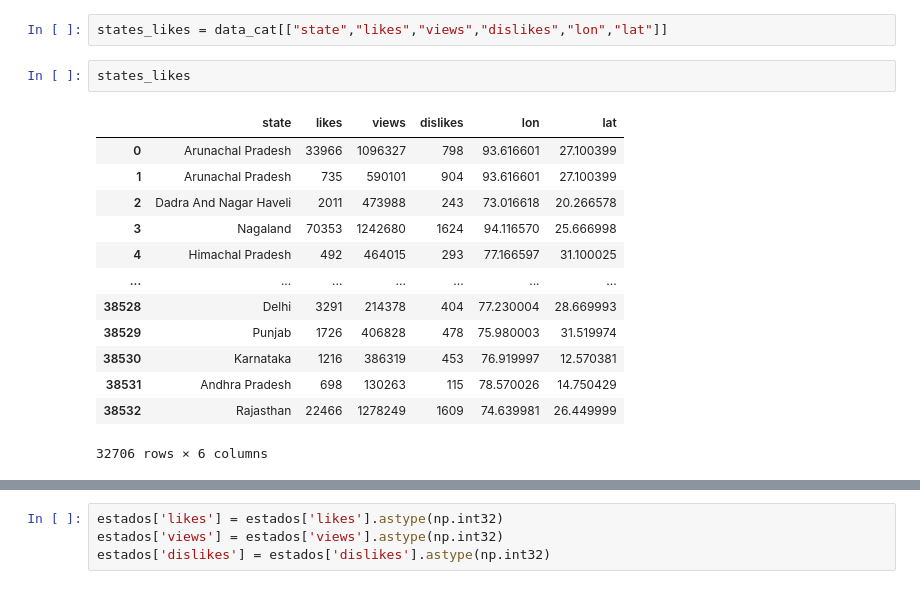
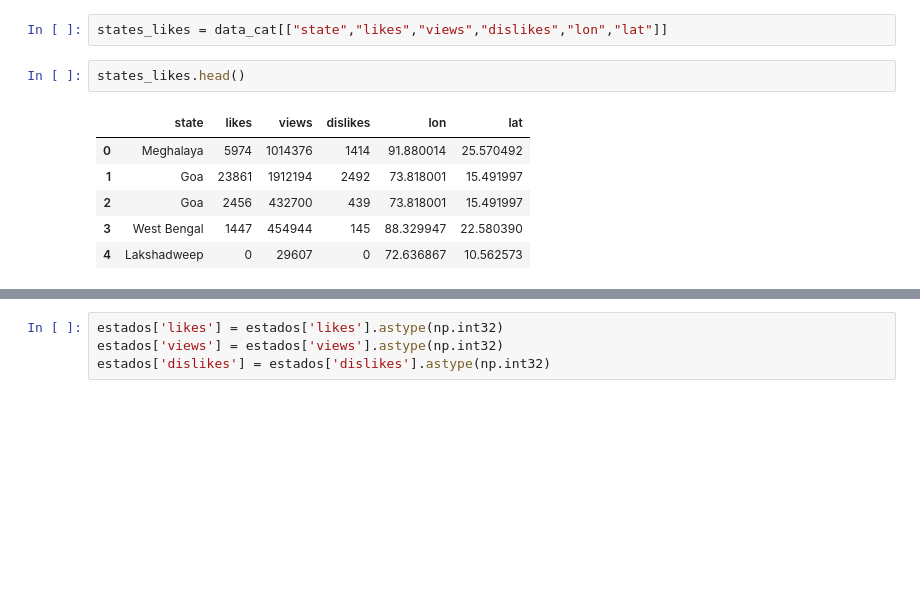
Before and after one commit to Adm-Info/EB-2022-1-CC50, a Jupyter notebook: code/10.preproc-req-cats-preg7.ipynb, the cells around one changed output, grey strips where cells are left out. Drawn from its saved outputs; the diff is of its cells as text; blank space fills up the shorter version.

```diff
--- a/code/10.preproc-req-cats-preg7.ipynb
+++ b/code/10.preproc-req-cats-preg7.ipynb
@@ -13,20 +13,13 @@ import plotly.express as px
 # %%
 states_likes = data_cat[["state","likes","views","dislikes","lon","lat"]]
 # %%
-states_likes
+states_likes.head()
 # %% [output]
 |  | state | likes | views | dislikes | lon | lat |
-| 0 | Arunachal Pradesh | 33966 | 1096327 | 798 | 93.616601 | 27.100399 |
-| 1 | Arunachal Pradesh | 735 | 590101 | 904 | 93.616601 | 27.100399 |
-| 2 | Dadra And Nagar Haveli | 2011 | 473988 | 243 | 73.016618 | 20.266578 |
-| 3 | Nagaland | 70353 | 1242680 | 1624 | 94.116570 | 25.666998 |
-| 4 | Himachal Pradesh | 492 | 464015 | 293 | 77.166597 | 31.100025 |
-| ... | ... | ... | ... | ... | ... | ... |
-| 38528 | Delhi | 3291 | 214378 | 404 | 77.230004 | 28.669993 |
-| 38529 | Punjab | 1726 | 406828 | 478 | 75.980003 | 31.519974 |
-| 38530 | Karnataka | 1216 | 386319 | 453 | 76.919997 | 12.570381 |
-| 38531 | Andhra Pradesh | 698 | 130263 | 115 | 78.570026 | 14.750429 |
-| 38532 | Rajasthan | 22466 | 1278249 | 1609 | 74.639981 | 26.449999 |
+| 0 | Meghalaya | 5974 | 1014376 | 1414 | 91.880014 | 25.570492 |
+| 1 | Goa | 23861 | 1912194 | 2492 | 73.818001 | 15.491997 |
+| 2 | Goa | 2456 | 432700 | 439 | 73.818001 | 15.491997 |
+| 3 | West Bengal | 1447 | 454944 | 145 | 88.329947 | 22.580390 |
+| 4 | Lakshadweep | 0 | 29607 | 0 | 72.636867 | 10.562573 |
-32706 rows × 6 columns
 # %%
 estados = states_likes.groupby(['state','lat','lon'], as_index=False)['likes','dislikes','views'].sum()
```
Also changed, not shown: parts of 14 cells of this notebook, 5 other files.
